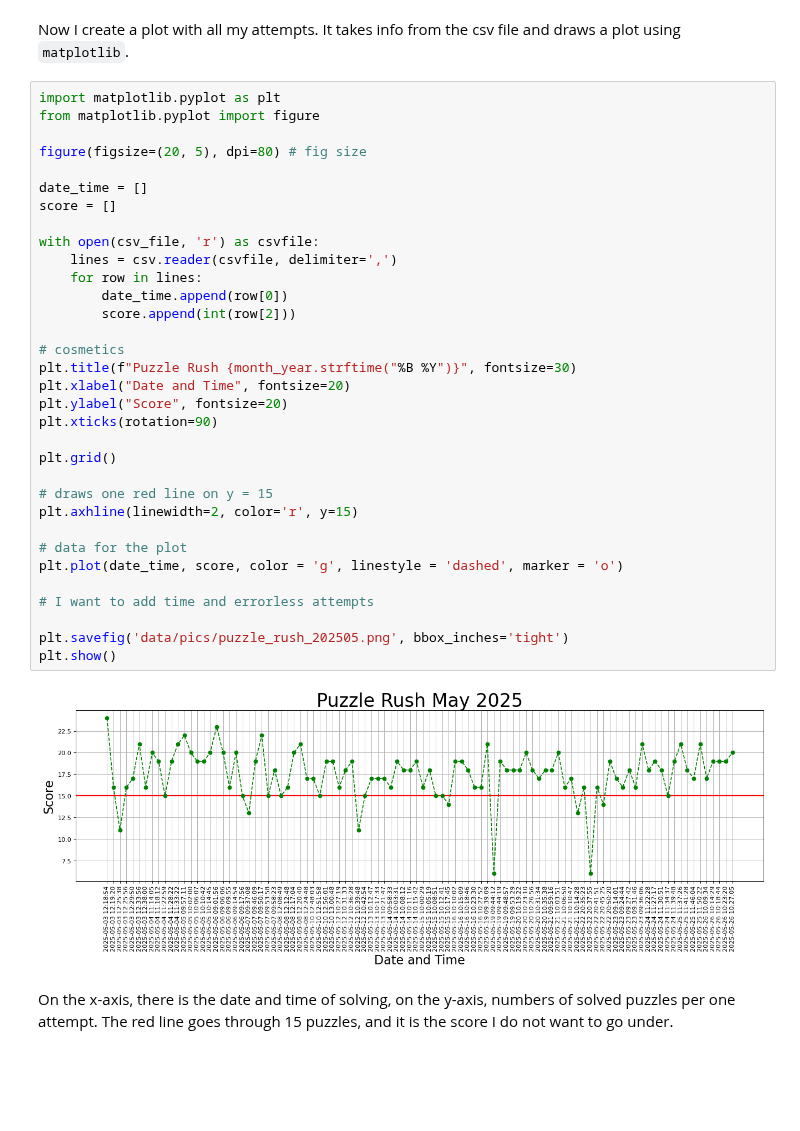
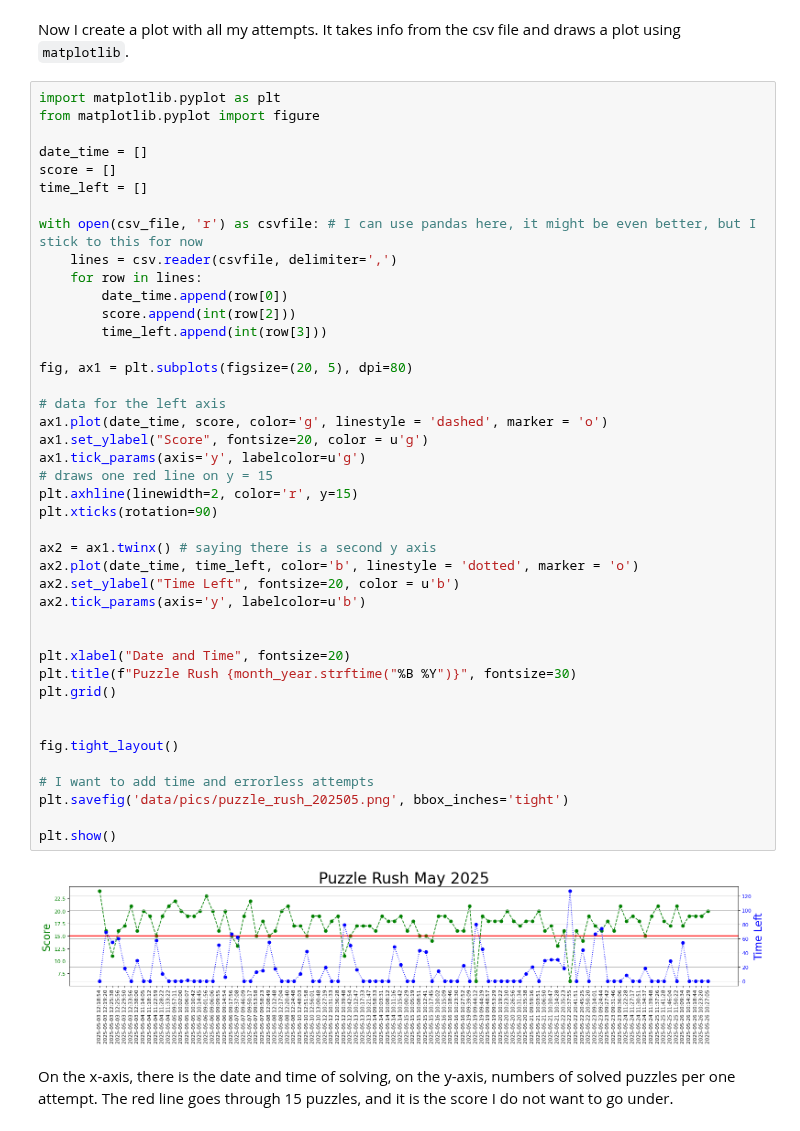
Before and after one commit to mariaonoeva/stat-repo, a Jupyter notebook: chess/puzzle-rush/puzzle_rush.ipynb, the cells around one changed output. Drawn from its saved outputs; the diff is of its cells as text; blank space fills up the shorter version.

Commit message:
Time left y axis

```diff
--- a/chess/puzzle-rush/puzzle_rush.ipynb
+++ b/chess/puzzle-rush/puzzle_rush.ipynb
@@ -60,38 +60,47 @@ Now I create a plot with all my attempts. It takes info from the csv file and dr
 # %%
 import matplotlib.pyplot as plt
 from matplotlib.pyplot import figure
 
-figure(figsize=(20, 5), dpi=80) # fig size
-
 date_time = []
 score = []
+time_left = []
 
-with open(csv_file, 'r') as csvfile:
+with open(csv_file, 'r') as csvfile: # I can use pandas here, it might be even better, but I stick to this for now
     lines = csv.reader(csvfile, delimiter=',')
     for row in lines:
         date_time.append(row[0])
         score.append(int(row[2]))
+        time_left.append(int(row[3]))
 
-# cosmetics
-plt.title(f"Puzzle Rush {month_year.strftime("%B %Y")}", fontsize=30)
-plt.xlabel("Date and Time", fontsize=20)
-plt.ylabel("Score", fontsize=20)
+fig, ax1 = plt.subplots(figsize=(20, 5), dpi=80)
+
+# data for the left axis
+ax1.plot(date_time, score, color='g', linestyle = 'dashed', marker = 'o')
+ax1.set_ylabel("Score", fontsize=20, color = u'g')
+ax1.tick_params(axis='y', labelcolor=u'g')
+# draws one red line on y = 15
+plt.axhline(linewidth=2, color='r', y=15)
 plt.xticks(rotation=90)
 
+ax2 = ax1.twinx() # saying there is a second y axis
+ax2.plot(date_time, time_left, color='b', linestyle = 'dotted', marker = 'o')
+ax2.set_ylabel("Time Left", fontsize=20, color = u'b')
+ax2.tick_params(axis='y', labelcolor=u'b')
+
+
+plt.xlabel("Date and Time", fontsize=20)
+plt.title(f"Puzzle Rush {month_year.strftime("%B %Y")}", fontsize=30)
 plt.grid()
 
-# draws one red line on y = 15
-plt.axhline(linewidth=2, color='r', y=15)
 
-# data for the plot
-plt.plot(date_time, score, color = 'g', linestyle = 'dashed', marker = 'o')
+fig.tight_layout()
 
 # I want to add time and errorless attempts
+plt.savefig('data/pics/puzzle_rush_202505.png', bbox_inches='tight')
 
-plt.savefig('data/pics/puzzle_rush_202505.png', bbox_inches='tight')
 plt.show()
 # %% [output]
-[figure, old version]
+[figure, new version]
 # %% [markdown]
 On the x-axis, there is the date and time of solving, on the y-axis, numbers of solved puzzles per one attempt. The red line goes through 15 puzzles, and it is the score I do not want to go under.
 # %% [markdown]
```
Also changed, not shown: 3 other files.
